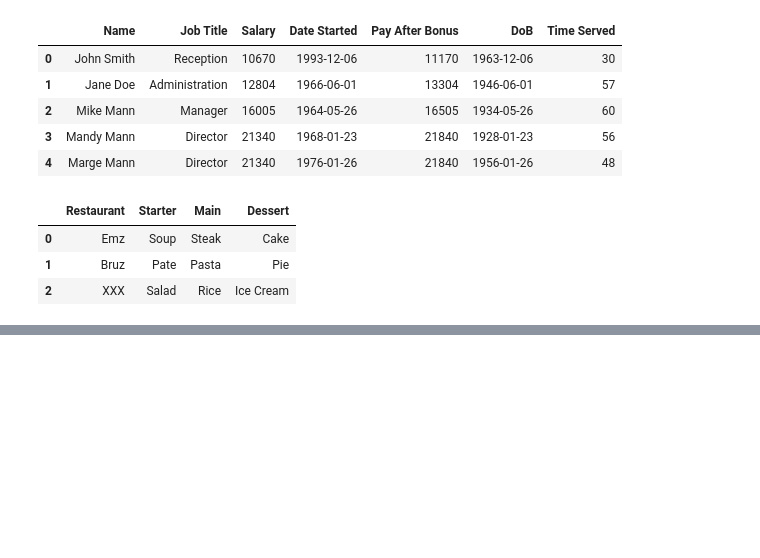
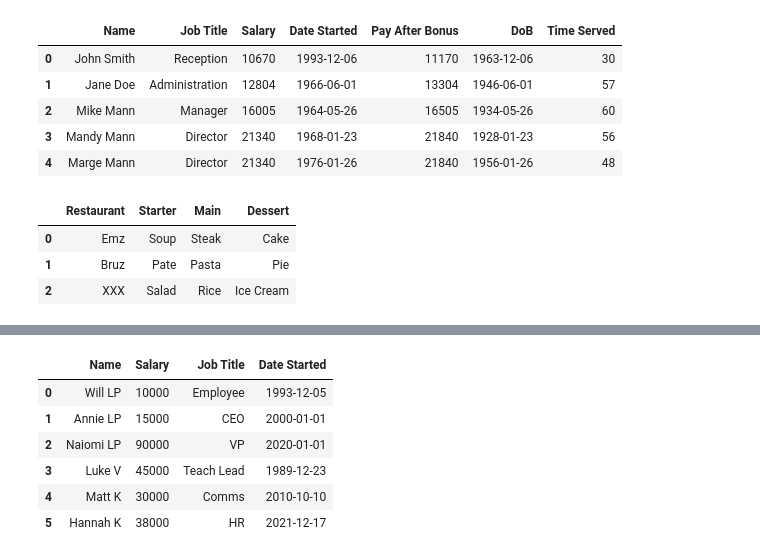
Before and after one commit to data-to-insight/ERN-sessions, a Jupyter notebook: Emma_K/Session_1.ipynb, the cells around one changed output, grey strips where cells are left out. Drawn from its saved outputs; the diff is of its cells as text; code cells hidden in the pictures; blank space fills up the shorter version.

```diff
--- a/Emma_K/Session_1.ipynb
+++ b/Emma_K/Session_1.ipynb
@@ -427,0 +466,36 @@ eatout_df
+# %%
+corporation = [{'Name':'Will LP',
+                'Salary':'10000',
+                'Job Title':'Employee'},
+                {'Name':'Annie LP',
+                'Salary':'15000',
+                'Job Title':'CEO'},
+                {'Name':'Naiomi LP',
+                'Salary':'90000',
+                'Job Title':'VP'},
+                {'Name':'Luke V',
+                'Salary':'45000',
+                'Job Title':'Teach Lead'},
+                {'Name':'Matt K',
+                'Salary':'30000',
+                'Job Title':'Comms'},
+                {'Name':'Hannah K',
+                'Salary':'38000',
+                'Job Title':'HR'},]
+
+corp_df = pd.DataFrame(corporation)
+
+
+corp_df['Date Started'] = ['05/12/1993', '01/01/2000', '01/01/2020', '23/12/1989', '10/10/2010', '17/12/2021']
+
+corp_df['Date Started'] = pd.to_datetime(corp_df['Date Started'], format='%d/%m/%Y')
+
+corp_df
+# %% [output]
+|  | Name | Salary | Job Title | Date Started |
+| 0 | Will LP | 10000 | Employee | 1993-12-05 |
+| 1 | Annie LP | 15000 | CEO | 2000-01-01 |
+| 2 | Naiomi LP | 90000 | VP | 2020-01-01 |
+| 3 | Luke V | 45000 | Teach Lead | 1989-12-23 |
+| 4 | Matt K | 30000 | Comms | 2010-10-10 |
+| 5 | Hannah K | 38000 | HR | 2021-12-17 |
```
Also changed, not shown: parts of 7 cells of this notebook, 1 other file.
